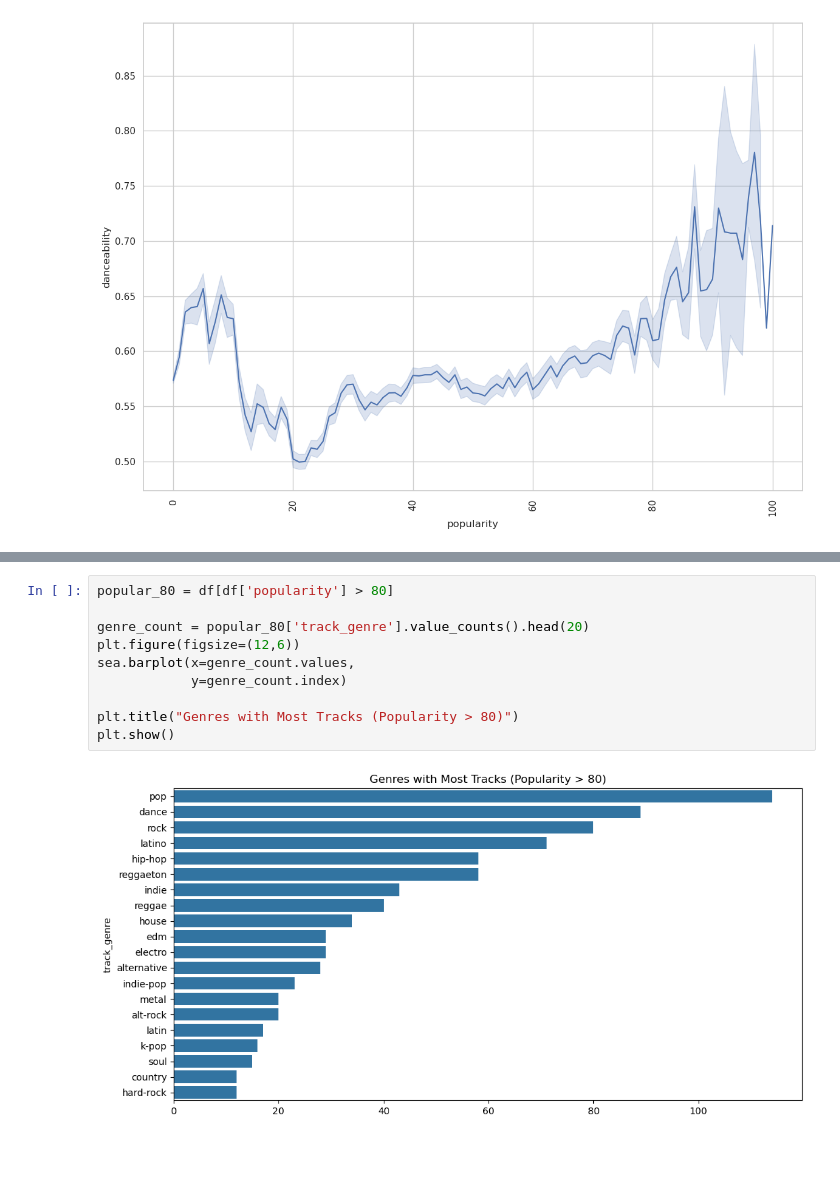
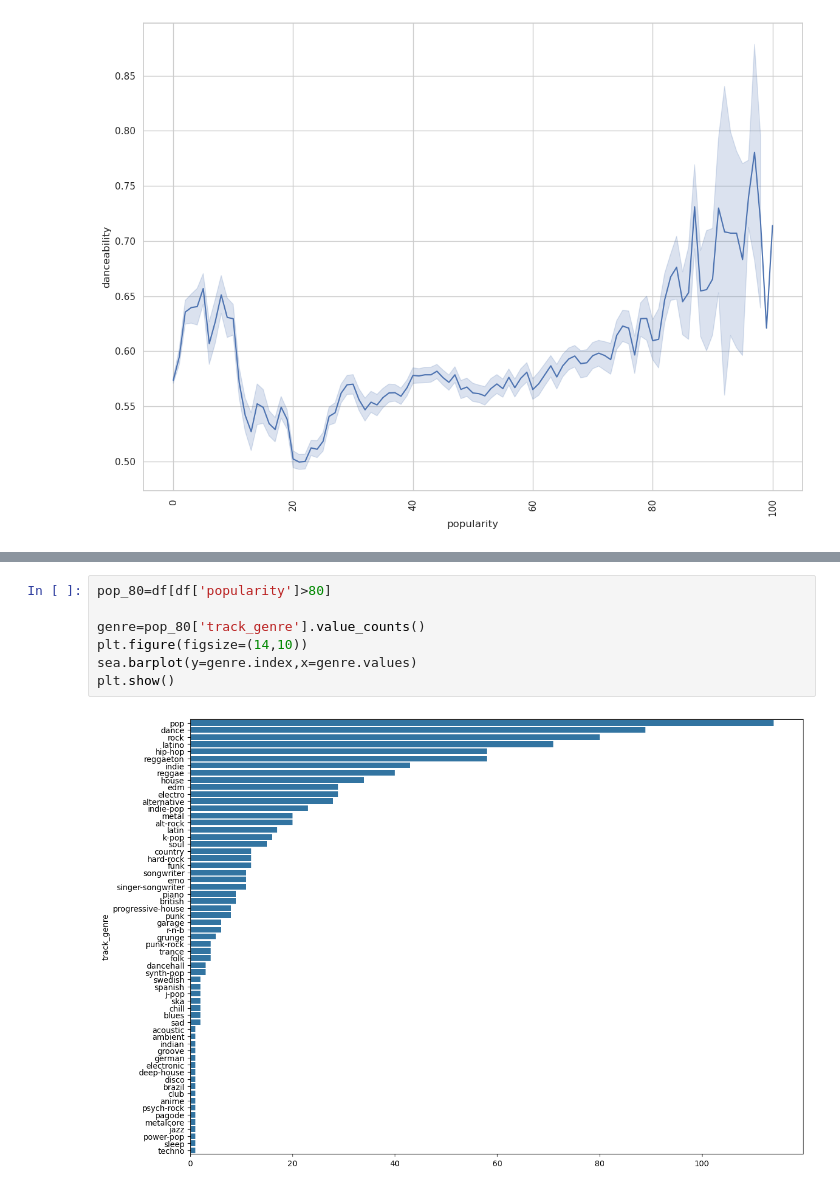
Before and after one commit to PatilPunit/spotify, a Jupyter notebook: Data_clean/Untitled2.ipynb, the cells around one changed output, grey strips where cells are left out. Saved outputs shown, nothing was run; the diff lists cells and outputs as text; blank space fills up the shorter version.

Commit message:
genre

```diff
--- a/Data_clean/Untitled2.ipynb
+++ b/Data_clean/Untitled2.ipynb
@@ -70,12 +74,9 @@ plt.show()
 # %%
-popular_80 = df[df['popularity'] > 80]
+pop_80=df[df['popularity']>80]
 
-genre_count = popular_80['track_genre'].value_counts().head(20)
-plt.figure(figsize=(12,6))
-sea.barplot(x=genre_count.values,
-            y=genre_count.index)
-
-plt.title("Genres with Most Tracks (Popularity > 80)")
+genre=pop_80['track_genre'].value_counts()
+plt.figure(figsize=(14,10))
+sea.barplot(y=genre.index,x=genre.values)
 plt.show()
 # %% [output]
-[figure, old version]
+[figure, new version]
```
Also changed, not shown: parts of 4 cells of this notebook, 1 other file.
